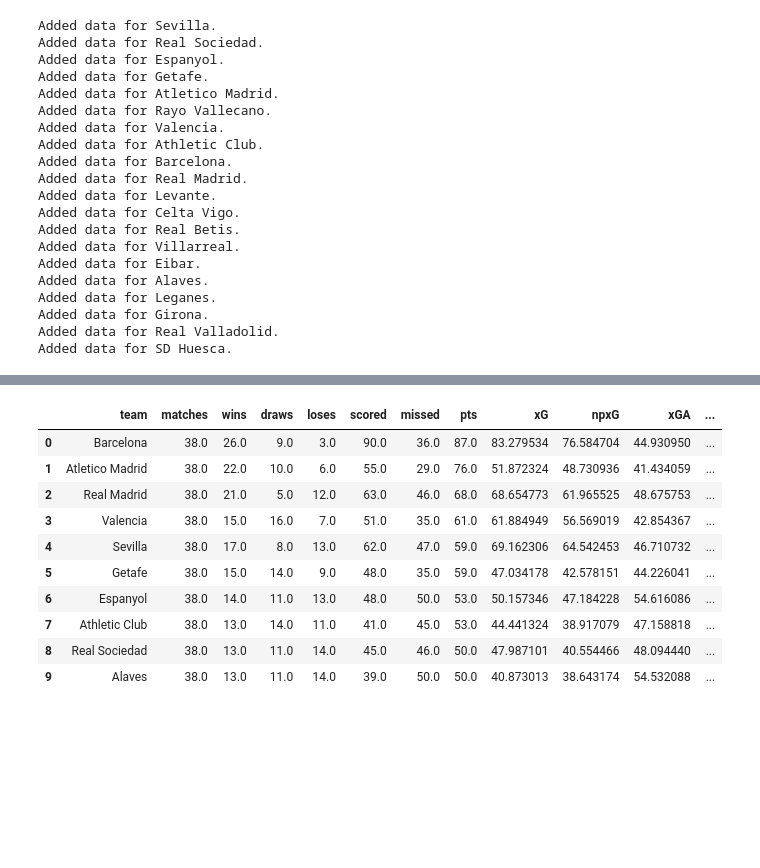
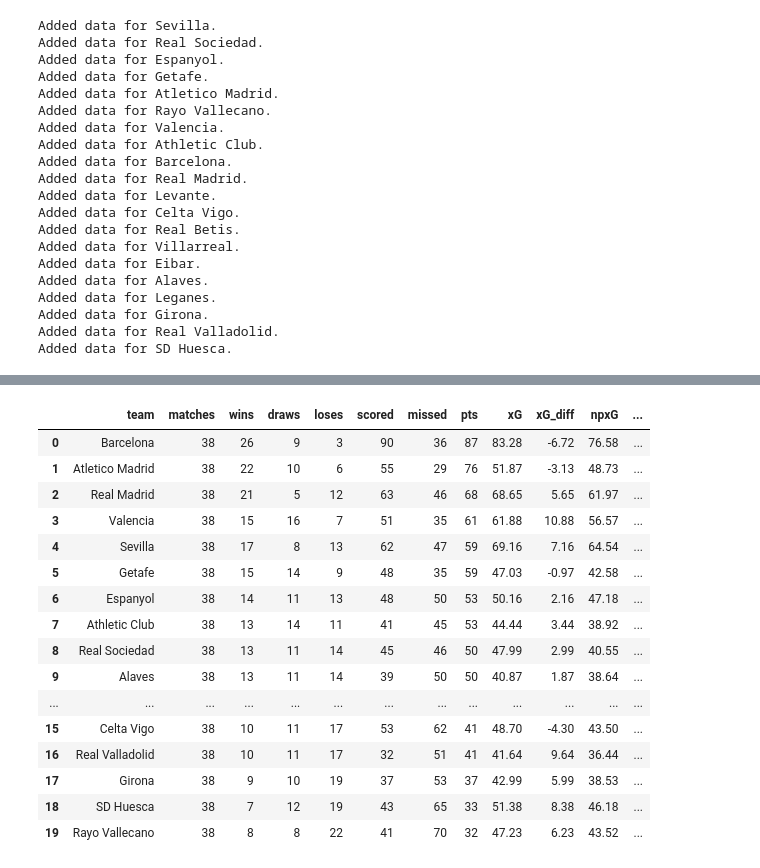
Before and after one commit to slehkyi/notebooks-for-articles, a Jupyter notebook: Web_Scrapping_Understats_com_for_xG_dataset.ipynb, the cells around one changed output, grey strips where cells are left out. Saved outputs shown, nothing was run; the diff lists cells and outputs as text; code cells hidden in the pictures; blank space fills up the shorter version.

```diff
--- a/Web_Scrapping_Understats_com_for_xG_dataset.ipynb
+++ b/Web_Scrapping_Understats_com_for_xG_dataset.ipynb
@@ -144,24 +176,41 @@ for team, df in dataframes.items():
   mean_data = pd.DataFrame(df[cols_to_mean].mean()).transpose()
   final_df = sum_data.join(mean_data)
   final_df['team'] = team
+  final_df['matches'] = len(df)
   frames.append(final_df)
 
 full_stat = pd.concat(frames)
 # %%
-full_stat['matches'] = 38.0
 full_stat = full_stat[['team', 'matches', 'wins', 'draws', 'loses', 'scored', 'missed', 'pts', 'xG', 'npxG', 'xGA', 'npxGA', 'npxGD', 'ppda_coef', 'oppda_coef', 'deep', 'deep_allowed', 'xpts']]
 full_stat.sort_values('pts', ascending=False, inplace=True)
 full_stat.reset_index(inplace=True, drop=True)
-full_stat.head(10)
-# %% [output]
-|  | team | matches | wins | draws | loses | scored | missed | pts | xG | npxG | xGA | ... |
-| 0 | Barcelona | 38.0 | 26.0 | 9.0 | 3.0 | 90.0 | 36.0 | 87.0 | 83.279534 | 76.584704 | 44.930950 | ... |
-| 1 | Atletico Madrid | 38.0 | 22.0 | 10.0 | 6.0 | 55.0 | 29.0 | 76.0 | 51.872324 | 48.730936 | 41.434059 | ... |
-| 2 | Real Madrid | 38.0 | 21.0 | 5.0 | 12.0 | 63.0 | 46.0 | 68.0 | 68.654773 | 61.965525 | 48.675753 | ... |
-| 3 | Valencia | 38.0 | 15.0 | 16.0 | 7.0 | 51.0 | 35.0 | 61.0 | 61.884949 | 56.569019 | 42.854367 | ... |
-| 4 | Sevilla | 38.0 | 17.0 | 8.0 | 13.0 | 62.0 | 47.0 | 59.0 | 69.162306 | 64.542453 | 46.710732 | ... |
-| 5 | Getafe | 38.0 | 15.0 | 14.0 | 9.0 | 48.0 | 35.0 | 59.0 | 47.034178 | 42.578151 | 44.226041 | ... |
-| 6 | Espanyol | 38.0 | 14.0 | 11.0 | 13.0 | 48.0 | 50.0 | 53.0 | 50.157346 | 47.184228 | 54.616086 | ... |
-| 7 | Athletic Club | 38.0 | 13.0 | 14.0 | 11.0 | 41.0 | 45.0 | 53.0 | 44.441324 | 38.917079 | 47.158818 | ... |
-| 8 | Real Sociedad | 38.0 | 13.0 | 11.0 | 14.0 | 45.0 | 46.0 | 50.0 | 47.987101 | 40.554466 | 48.094440 | ... |
-| 9 | Alaves | 38.0 | 13.0 | 11.0 | 14.0 | 39.0 | 50.0 | 50.0 | 40.873013 | 38.643174 | 54.532088 | ... |
+# %%
+full_stat['xG_diff'] = full_stat['xG'] - full_stat['scored']
+full_stat['xGA_diff'] = full_stat['xGA'] - full_stat['missed']
+full_stat['xpts_diff'] = full_stat['xpts'] - full_stat['pts']
+# %%
+cols_to_int = ['wins', 'draws', 'loses', 'scored', 'missed', 'pts', 'deep', 'deep_allowed']
+full_stat[cols_to_int] = full_stat[cols_to_int].astype(int)
+# %%
+col_order = ['team', 'matches', 'wins', 'draws', 'loses', 'scored', 'missed', 'pts', 'xG', 'xG_diff', 'npxG', 'xGA', 'xGA_diff', 'npxGA', 'npxGD', 'ppda_coef', 'oppda_coef', 'deep', 'deep_allowed', 'xpts', 'xpts_diff']
+full_stat = full_stat[col_order]
+pd.options.display.float_format = '{:,.2f}'.format
+full_stat.head(5)
+# %% [output]
+|  | team | matches | wins | draws | loses | scored | missed | pts | xG | xG_diff | npxG | ... |
+| 0 | Barcelona | 38 | 26 | 9 | 3 | 90 | 36 | 87 | 83.28 | -6.72 | 76.58 | ... |
+| 1 | Atletico Madrid | 38 | 22 | 10 | 6 | 55 | 29 | 76 | 51.87 | -3.13 | 48.73 | ... |
+| 2 | Real Madrid | 38 | 21 | 5 | 12 | 63 | 46 | 68 | 68.65 | 5.65 | 61.97 | ... |
+| 3 | Valencia | 38 | 15 | 16 | 7 | 51 | 35 | 61 | 61.88 | 10.88 | 56.57 | ... |
+| 4 | Sevilla | 38 | 17 | 8 | 13 | 62 | 47 | 59 | 69.16 | 7.16 | 64.54 | ... |
+| 5 | Getafe | 38 | 15 | 14 | 9 | 48 | 35 | 59 | 47.03 | -0.97 | 42.58 | ... |
+| 6 | Espanyol | 38 | 14 | 11 | 13 | 48 | 50 | 53 | 50.16 | 2.16 | 47.18 | ... |
+| 7 | Athletic Club | 38 | 13 | 14 | 11 | 41 | 45 | 53 | 44.44 | 3.44 | 38.92 | ... |
+| 8 | Real Sociedad | 38 | 13 | 11 | 14 | 45 | 46 | 50 | 47.99 | 2.99 | 40.55 | ... |
+| 9 | Alaves | 38 | 13 | 11 | 14 | 39 | 50 | 50 | 40.87 | 1.87 | 38.64 | ... |
+| ... | ... | ... | ... | ... | ... | ... | ... | ... | ... | ... | ... | ... |
+| 15 | Celta Vigo | 38 | 10 | 11 | 17 | 53 | 62 | 41 | 48.70 | -4.30 | 43.50 | ... |
+| 16 | Real Valladolid | 38 | 10 | 11 | 17 | 32 | 51 | 41 | 41.64 | 9.64 | 36.44 | ... |
+| 17 | Girona | 38 | 9 | 10 | 19 | 37 | 53 | 37 | 42.99 | 5.99 | 38.53 | ... |
+| 18 | SD Huesca | 38 | 7 | 12 | 19 | 43 | 65 | 33 | 51.38 | 8.38 | 46.18 | ... |
+| 19 | Rayo Vallecano | 38 | 8 | 8 | 22 | 41 | 70 | 32 | 47.23 | 6.23 | 43.52 | ... |
```
Also changed, not shown: parts of 10 cells of this notebook.
